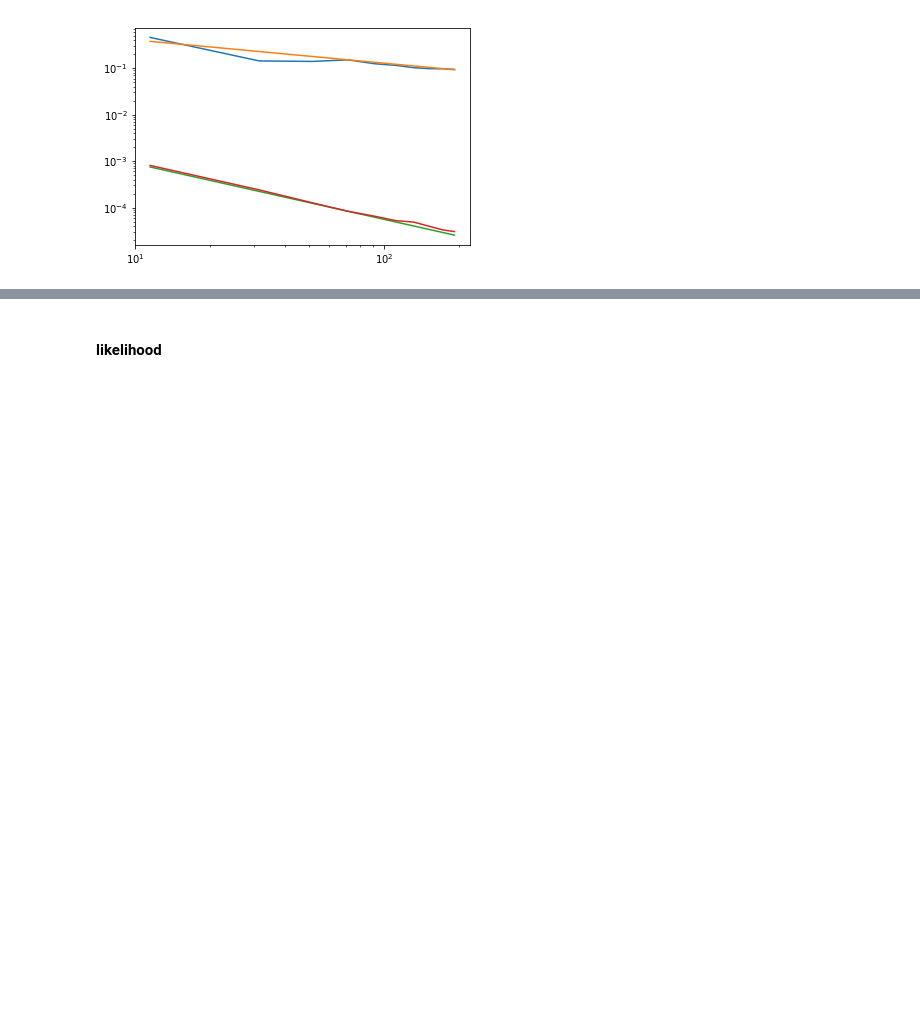
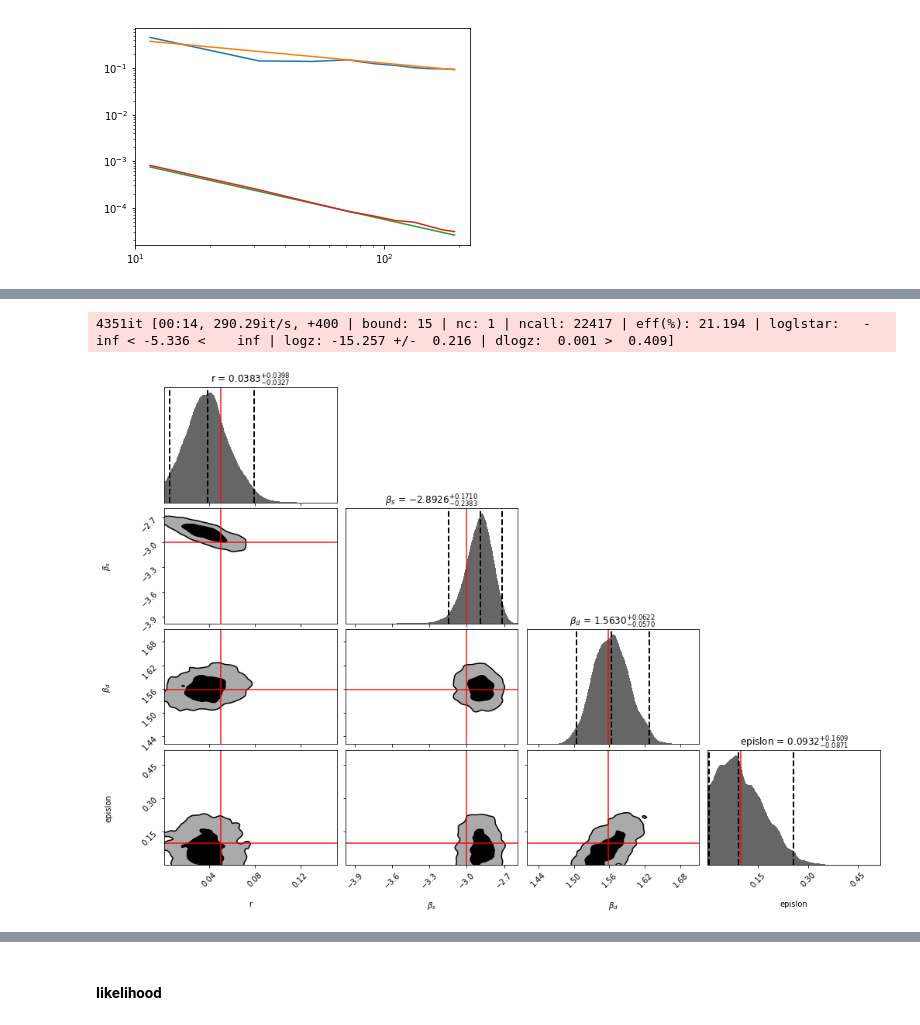
Before and after one commit to YJHelloWorld/Likelihood, a Jupyter notebook: Run_likelihood.ipynb, the cells around one changed output, grey strips where cells are left out. Cells and saved outputs as stored; diff of their text form; code cells hidden in the pictures; blank space fills up the shorter version.

```diff
--- a/Run_likelihood.ipynb
+++ b/Run_likelihood.ipynb
@@ -425,0 +606,63 @@ def f_s(nu, beta_s, nu0 = 30):
+# %%
+npara = 4; Nsim = 1; sbin = 1; ebin = 10
+
+def prior(cube):
+
+    r = cube[0]*0.3
+    beta_s = cube[1]*2 - 4## from -4 to -2
+    beta_d = cube[2]*0.4 + 1.4 ## from 1.4 to 1.8
+    epsilon = cube[3];
+
+    return [r, beta_s, beta_d, epsilon]
+
+Mean = np.zeros((Nsim,npara)); Samples = np.zeros((Nsim, npara)); Weights = np.zeros(Nsim); Results = []
+
+for n in range(0, Nsim):
+
+    cl_hat_fore_ali = cl_hat_all_ali[n][2]
+
+    def log_likelihood(cube, subtract = False):
+
+        r_i = cube[0];
+        beta_s = cube[1];
+        beta_d = cube[2];
+        epsilon = cube[3];
+
+        cl_th_test = combine_ps(r_i)  ## combine the tensor bb and lensing bb
+
+        fl_hat = sync_ps_v0(A_s_RJ, beta_s, lbin) + dust_ps_v0(A_d_RJ, beta_d, lbin) + corre_fore_simple(epsilon, A_d_RJ, A_s_RJ, beta_s, beta_d, lbin)
+
+        # add Noise bias N_l to expectation values.########################## Noise level
+        C_l = cl_th_test + nl_mean_ali[2] + fl_hat
+
+        logL =LogL.run(cl_hat=(cl_hat_fore_ali) , cl_th = C_l, sbin=sbin, ebin = ebin);
+
+        return np.real(logL)
+
+    with Pool(cpu_count()-1) as executor:
+
+        sampler = dynesty.NestedSampler(log_likelihood, prior, npara, nlive=400, pool=executor, queue_size=cpu_count(), bootstrap = 0)
+        sampler.run_nested()
+        results = sampler.results
+    Results.append(results)
+
+#     if n == 0 :
+#         samples, weights = results.samples, np.exp(results.logwt - results.logz[-1])
+
+#     else:
+#         _samples, _weights = results.samples, np.exp(results.logwt - results.logz[-1])
+#         samples = np.r_[samples, _samples];
+#         weights = np.r_[weights, _weights];
+# %% [output]
+4351it [00:14, 290.29it/s, +400 | bound: 15 | nc: 1 | ncall: 22417 | eff(%): 21.194 | loglstar:   -inf < -5.336 <    inf | logz: -15.257 +/-  0.216 | dlogz:  0.001 >  0.409]
+# %%
+truth = np.array([0.05, -3.0, 1.558, 0.1])
+
+labels = ['r', r'$\beta_s$',r'$\beta_d$', r'epislon'];
+fig, axes = plt.subplots(npara, npara, figsize=(15, 10))
+axes = axes.reshape((npara, npara))
+
+fig, ax = dyplot.cornerplot(results, truths=truth, fig = (fig, axes), title_fmt='.4f', show_titles=True,
+                 labels = labels,quantiles = sig2, quantiles_2d = [0.4,0.85]) #0.1, 0.4, 0.65, 0.85
+# %% [output]
+[figure, added]
```
Also changed, not shown: parts of 51 cells of this notebook, 1 other file.
